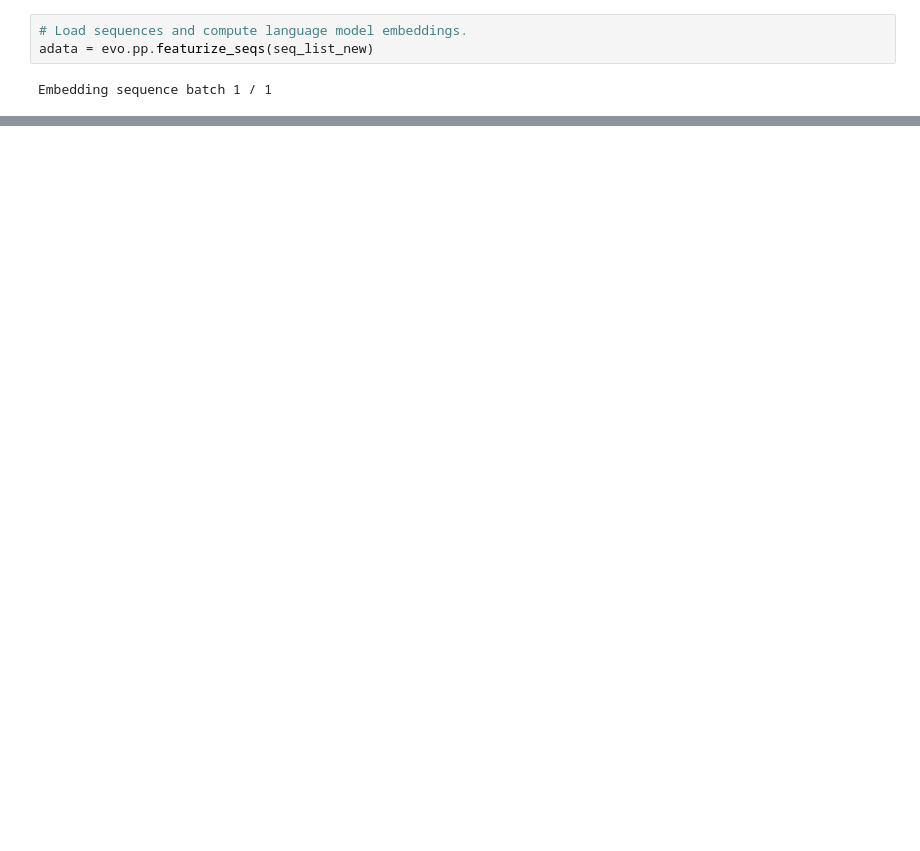
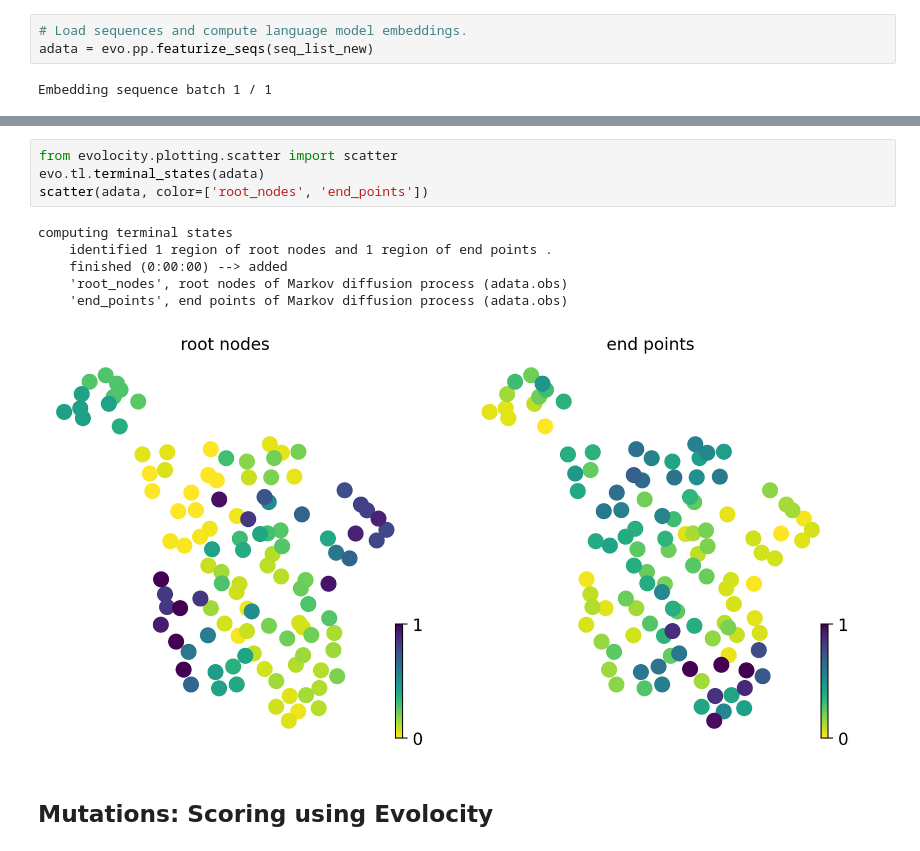
Before and after one commit to aubreyagub/esm2_for_fmdv, a Jupyter notebook: fmd_evovelocity.ipynb, the cells around one changed output, grey strips where cells are left out. Saved outputs shown, nothing was run; the diff lists cells and outputs as text; blank space fills up the shorter version.

```diff
--- a/fmd_evovelocity.ipynb
+++ b/fmd_evovelocity.ipynb
@@ -185,0 +220,13 @@ evo.pl.velocity_embedding_grid(adata)
+# %%
+from evolocity.plotting.scatter import scatter
+evo.tl.terminal_states(adata)
+scatter(adata, color=['root_nodes', 'end_points'])
+# %% [output]
+computing terminal states
+    identified 1 region of root nodes and 1 region of end points .
+    finished (0:00:00) --> added
+    'root_nodes', root nodes of Markov diffusion process (adata.obs)
+    'end_points', end points of Markov diffusion process (adata.obs)
+[figure, added]
+# %% [markdown]
+## Mutations: Scoring using Evolocity
```
Also changed, not shown: parts of 18 cells of this notebook, 6 other files.
